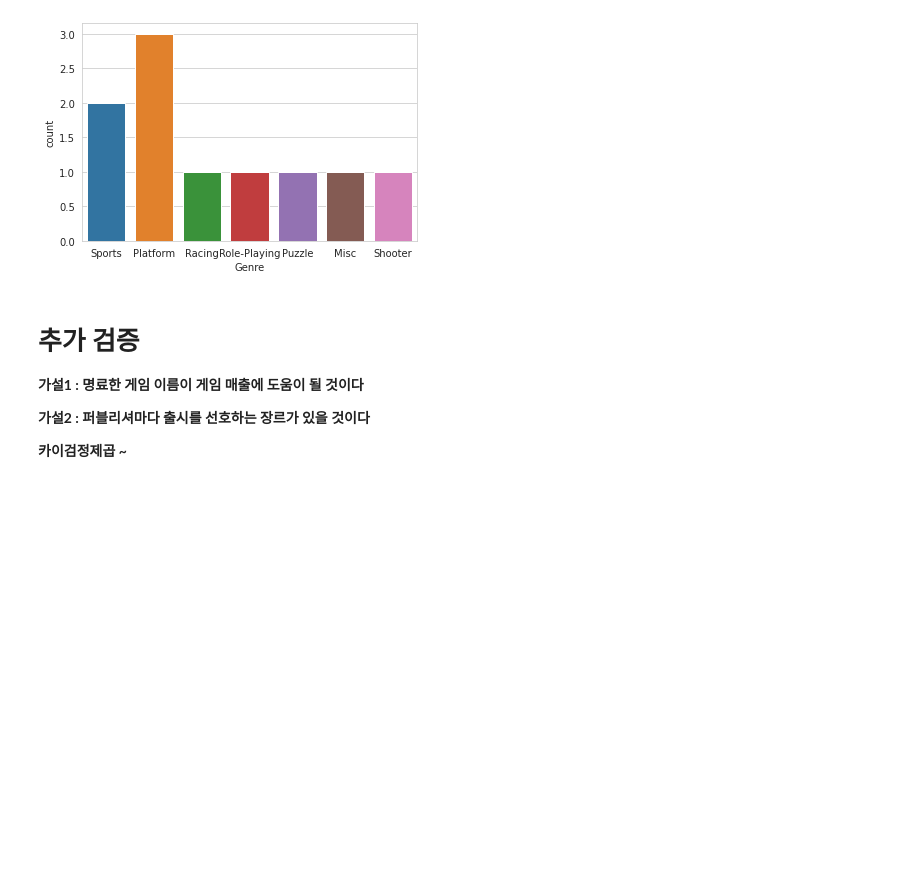
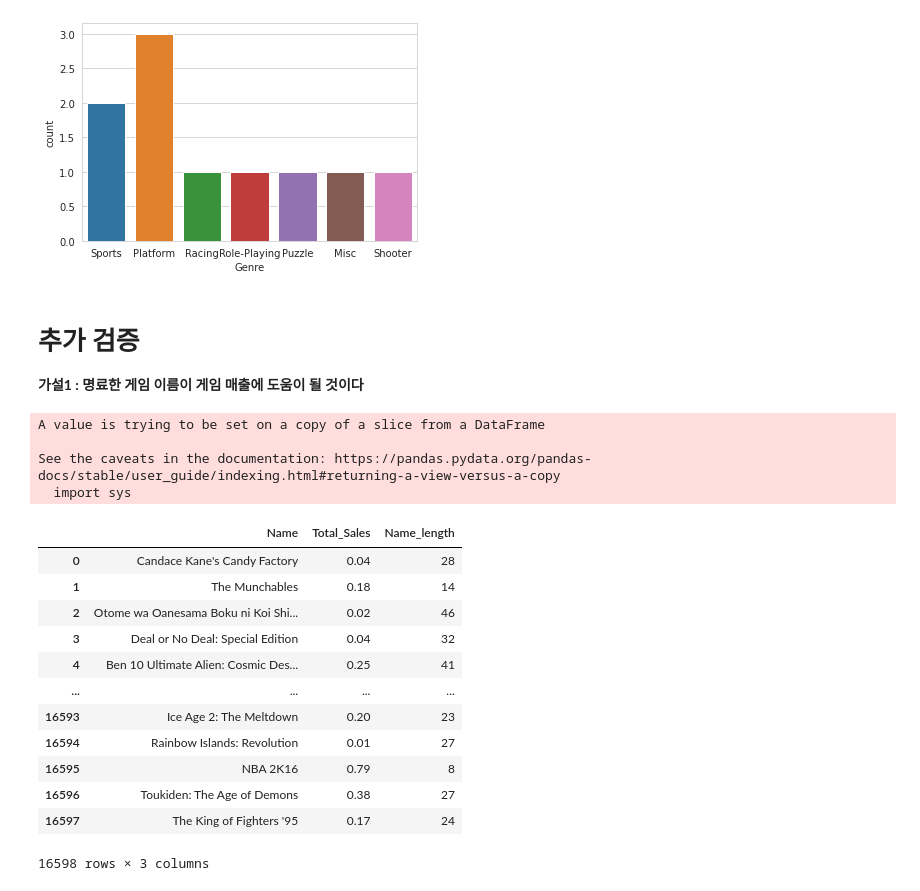
Before and after one commit to wogur9503/AI-bootcamp-, a Jupyter notebook: Game Sales Data Analysis.ipynb, the cells around one changed output. Drawn from its saved outputs; the diff is of its cells as text; code cells hidden in the pictures; blank space fills up the shorter version.

```diff
--- a/Game Sales Data Analysis.ipynb
+++ b/Game Sales Data Analysis.ipynb
@@ -252,7 +252,30 @@ sns.countplot(x="Genre", data=vgames_data_game_topten)
 # %% [markdown]
 # **추가 검증**
 **가설1 : 명료한 게임 이름이 게임 매출에 도움이 될 것이다**
-
-**가설2 : 퍼블리셔마다 출시를 선호하는 장르가 있을 것이다**
-
-**카이검정제곱 ~**
+# %%
+# vgames_data_name라는 Name_length(게임명의 길이)칼럼을 추가한 데이터 프레임 생성
+vgames_data_name = pd.DataFrame()
+vgames_data_name['Name'] = vgames_data['Name']
+vgames_data_name['Total_Sales'] = vgames_data_game["Total_Sales"]
+vgames_data_name['Name_length'] = 0
+for i in range(len(vgames_data['Name'])):
+  vgames_data_name['Name_length'][i] = len(vgames_data['Name'][i])
+vgames_data_name
+# %% [output]
+A value is trying to be set on a copy of a slice from a DataFrame
+
+See the caveats in the documentation: https://pandas.pydata.org/pandas-docs/stable/user_guide/indexing.html#returning-a-view-versus-a-copy
+  import sys
+|  | Name | Total_Sales | Name_length |
+| 0 | Candace Kane's Candy Factory | 0.04 | 28 |
+| 1 | The Munchables | 0.18 | 14 |
+| 2 | Otome wa Oanesama Boku ni Koi Shi... | 0.02 | 46 |
+| 3 | Deal or No Deal: Special Edition | 0.04 | 32 |
+| 4 | Ben 10 Ultimate Alien: Cosmic Des... | 0.25 | 41 |
+| ... | ... | ... | ... |
+| 16593 | Ice Age 2: The Meltdown | 0.20 | 23 |
+| 16594 | Rainbow Islands: Revolution | 0.01 | 27 |
+| 16595 | NBA 2K16 | 0.79 | 8 |
+| 16596 | Toukiden: The Age of Demons | 0.38 | 27 |
+| 16597 | The King of Fighters '95 | 0.17 | 24 |
+16598 rows × 3 columns
```
Also changed, not shown: parts of 8 cells of this notebook.
